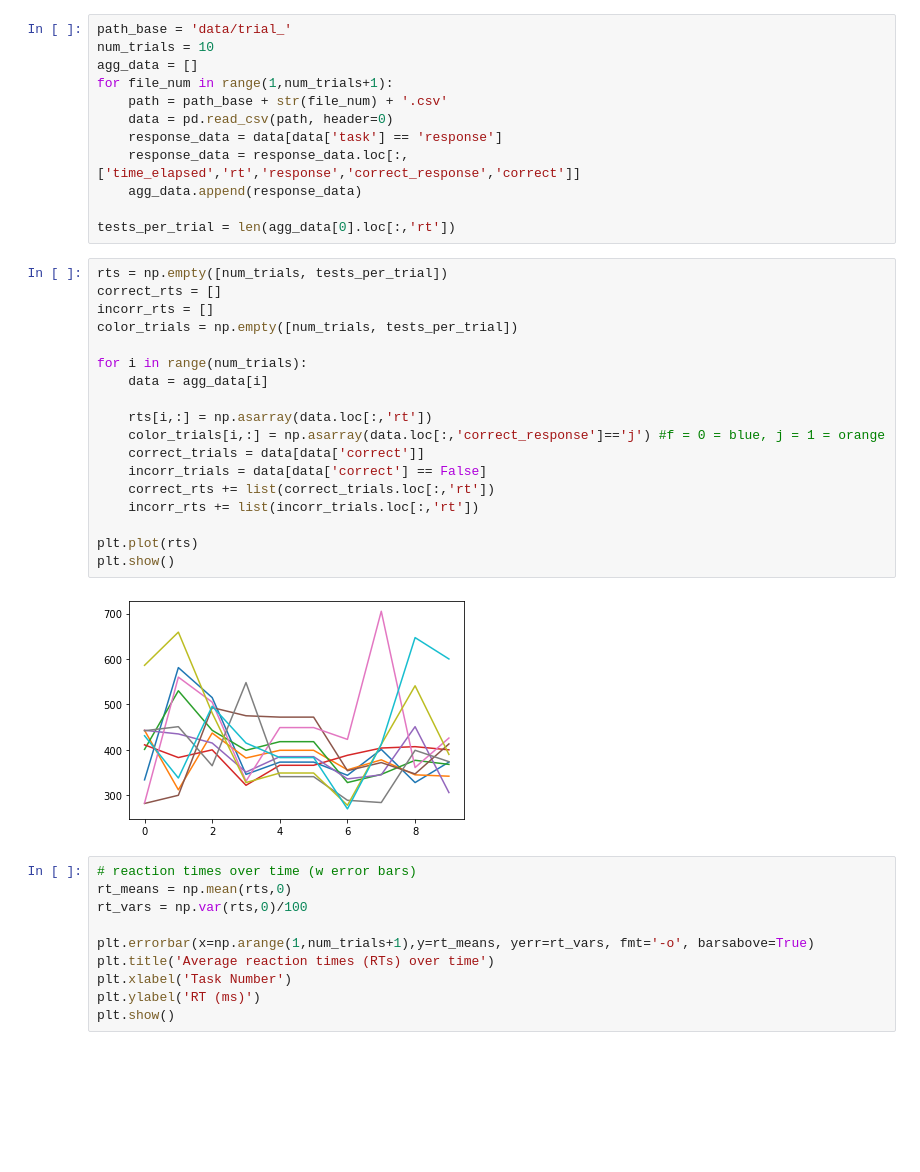
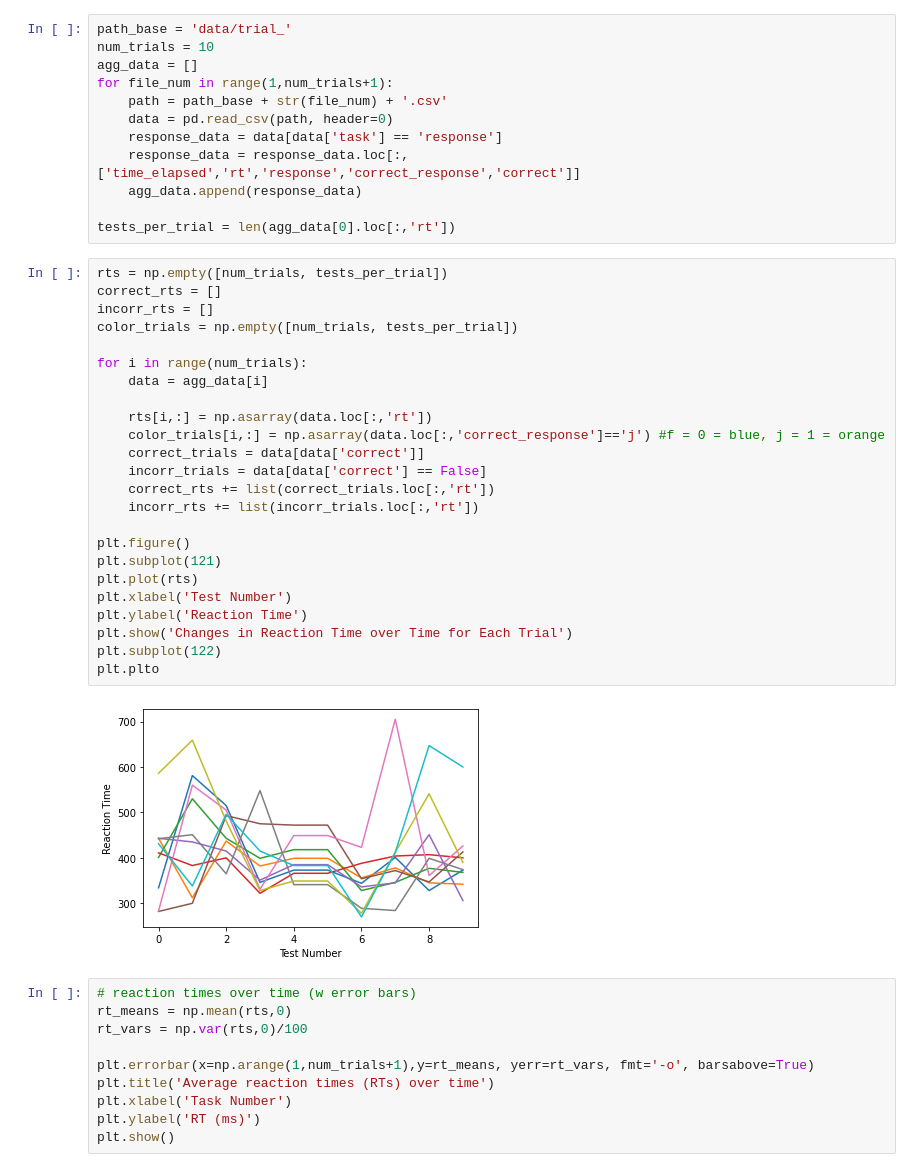
Before and after one commit to nibhaakireddy/ruby-neurotech, a Jupyter notebook: Ruby Neurotech - jsPsych Reaction Time Experiment.ipynb, the cells around one changed output. Saved outputs shown, nothing was run; the diff lists cells and outputs as text; blank space fills up the shorter version.

```diff
--- a/Ruby Neurotech - jsPsych Reaction Time Experiment.ipynb
+++ b/Ruby Neurotech - jsPsych Reaction Time Experiment.ipynb
@@ -21,23 +20,29 @@ tests_per_trial = len(agg_data[0].loc[:,'rt'])
 # %%
 rts = np.empty([num_trials, tests_per_trial])
 correct_rts = []
 incorr_rts = []
 color_trials = np.empty([num_trials, tests_per_trial])
 
 for i in range(num_trials):
     data = agg_data[i]
 
     rts[i,:] = np.asarray(data.loc[:,'rt'])
     color_trials[i,:] = np.asarray(data.loc[:,'correct_response']=='j') #f = 0 = blue, j = 1 = orange
     correct_trials = data[data['correct']]
     incorr_trials = data[data['correct'] == False]
     correct_rts += list(correct_trials.loc[:,'rt'])
     incorr_rts += list(incorr_trials.loc[:,'rt'])
 
+plt.figure()
+plt.subplot(121)
 plt.plot(rts)
-plt.show()
+plt.xlabel('Test Number')
+plt.ylabel('Reaction Time')
+plt.show('Changes in Reaction Time over Time for Each Trial')
+plt.subplot(122)
+plt.plto
 # %% [output]
-[figure, old version]
+[figure, new version]
 # %%
 # reaction times over time (w error bars)
 rt_means = np.mean(rts,0)
```
Also changed, not shown: parts of 6 cells of this notebook, 1 other file.
